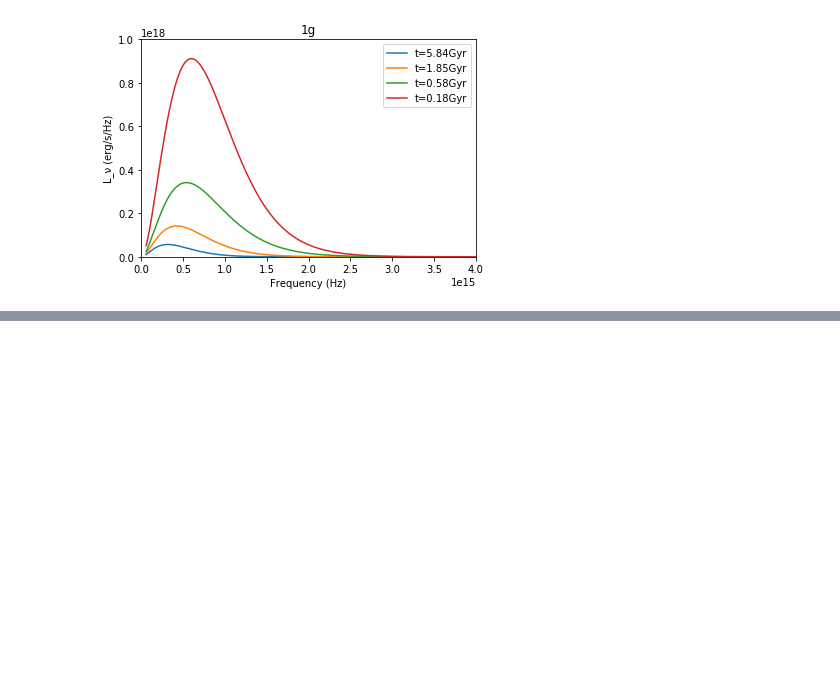
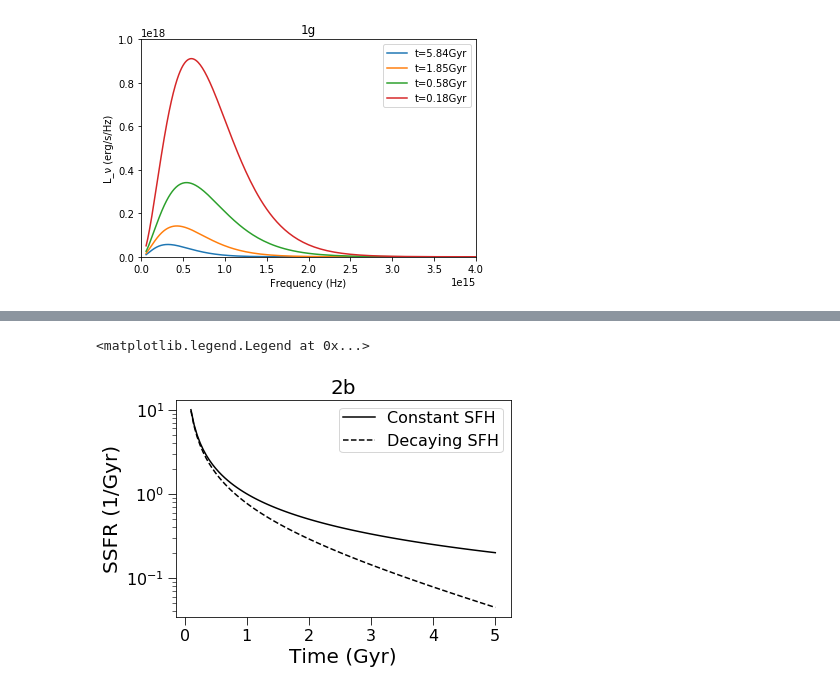
Before and after one commit to bluefatima/galaxies2018, a Jupyter notebook: PS2/GalPS2.ipynb, the cells around one changed output, grey strips where cells are left out. Drawn from its saved outputs; the diff is of its cells as text; code cells hidden in the pictures; blank space fills up the shorter version.

```diff
--- a/PS2/GalPS2.ipynb
+++ b/PS2/GalPS2.ipynb
@@ -171,0 +198,12 @@ plt.legend()
+# %%
+SSFR_const = 1/t
+SSFR_exp = -np.exp(-t/τ)/(τ*(np.exp(-t/τ)-1))
+plt.semilogy(t, SSFR_const, color='k', label='Constant SFH')
+plt.plot(t, SSFR_exp, 'k--', label='Decaying SFH')
+plt.xlabel('Time (Gyr)')
+plt.ylabel('SSFR (1/Gyr)')
+plt.title('2b')
+plt.legend()
+# %% [output]
+<matplotlib.legend.Legend at 0x...>
+[figure, added]
```
Also changed, not shown: parts of 3 cells of this notebook, 2 other files.
